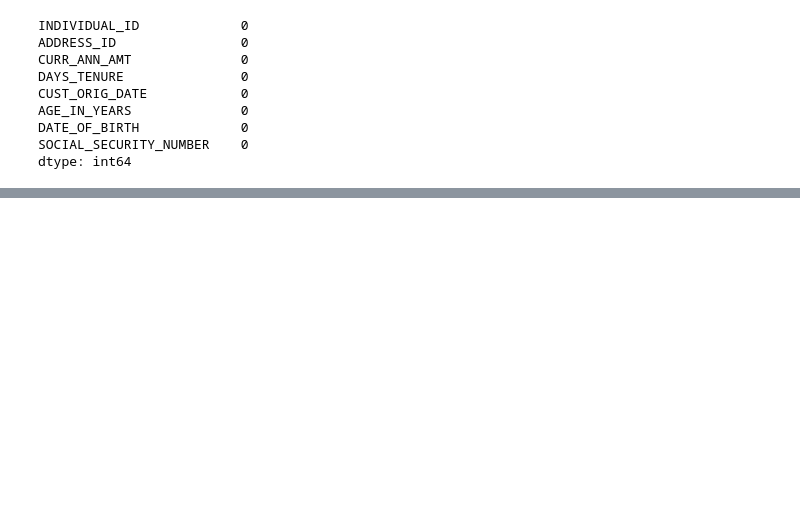
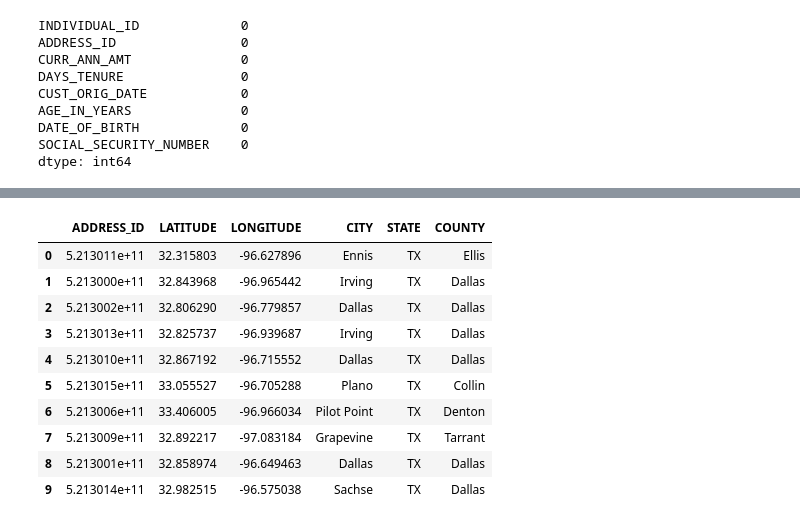
Before and after one commit to sbenston/auto_insurance_churn, a Jupyter notebook: insurance_cleaning.ipynb, the cells around one changed output, grey strips where cells are left out. Saved outputs shown, nothing was run; the diff lists cells and outputs as text; code cells hidden in the pictures; blank space fills up the shorter version.

```diff
--- a/insurance_cleaning.ipynb
+++ b/insurance_cleaning.ipynb
@@ -279,0 +372,20 @@ customer_df = customer_df.drop(columns=['DATE_OF_BIRTH', 'SOCIAL_SECURITY_NUMBER
+# %%
+# Drop remaining entries with incomplete data
+address_df = address_df.dropna()
+# %%
+# Drop STREET_ADDRESS column
+address_df = address_df.drop(columns='STREET_ADDRESS')
+# %%
+address_df.head(10)
+# %% [output]
+|  | ADDRESS_ID | LATITUDE | LONGITUDE | CITY | STATE | COUNTY |
+| 0 | 5.213011e+11 | 32.315803 | -96.627896 | Ennis | TX | Ellis |
+| 1 | 5.213000e+11 | 32.843968 | -96.965442 | Irving | TX | Dallas |
+| 2 | 5.213002e+11 | 32.806290 | -96.779857 | Dallas | TX | Dallas |
+| 3 | 5.213013e+11 | 32.825737 | -96.939687 | Irving | TX | Dallas |
+| 4 | 5.213010e+11 | 32.867192 | -96.715552 | Dallas | TX | Dallas |
+| 5 | 5.213015e+11 | 33.055527 | -96.705288 | Plano | TX | Collin |
+| 6 | 5.213006e+11 | 33.406005 | -96.966034 | Pilot Point | TX | Denton |
+| 7 | 5.213009e+11 | 32.892217 | -97.083184 | Grapevine | TX | Tarrant |
+| 8 | 5.213001e+11 | 32.858974 | -96.649463 | Dallas | TX | Dallas |
+| 9 | 5.213014e+11 | 32.982515 | -96.575038 | Sachse | TX | Dallas |
```
Also changed, not shown: parts of 13 cells of this notebook.
